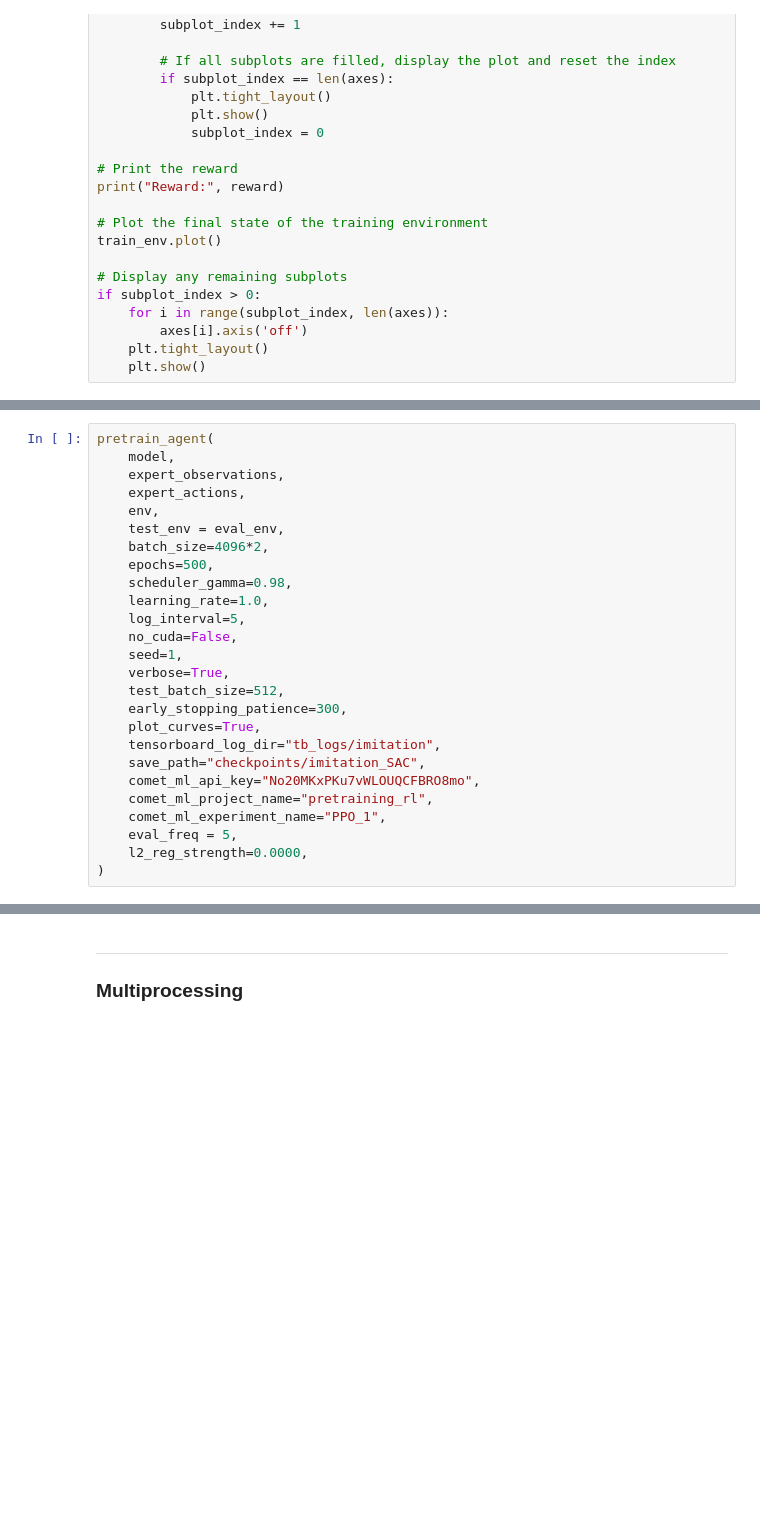
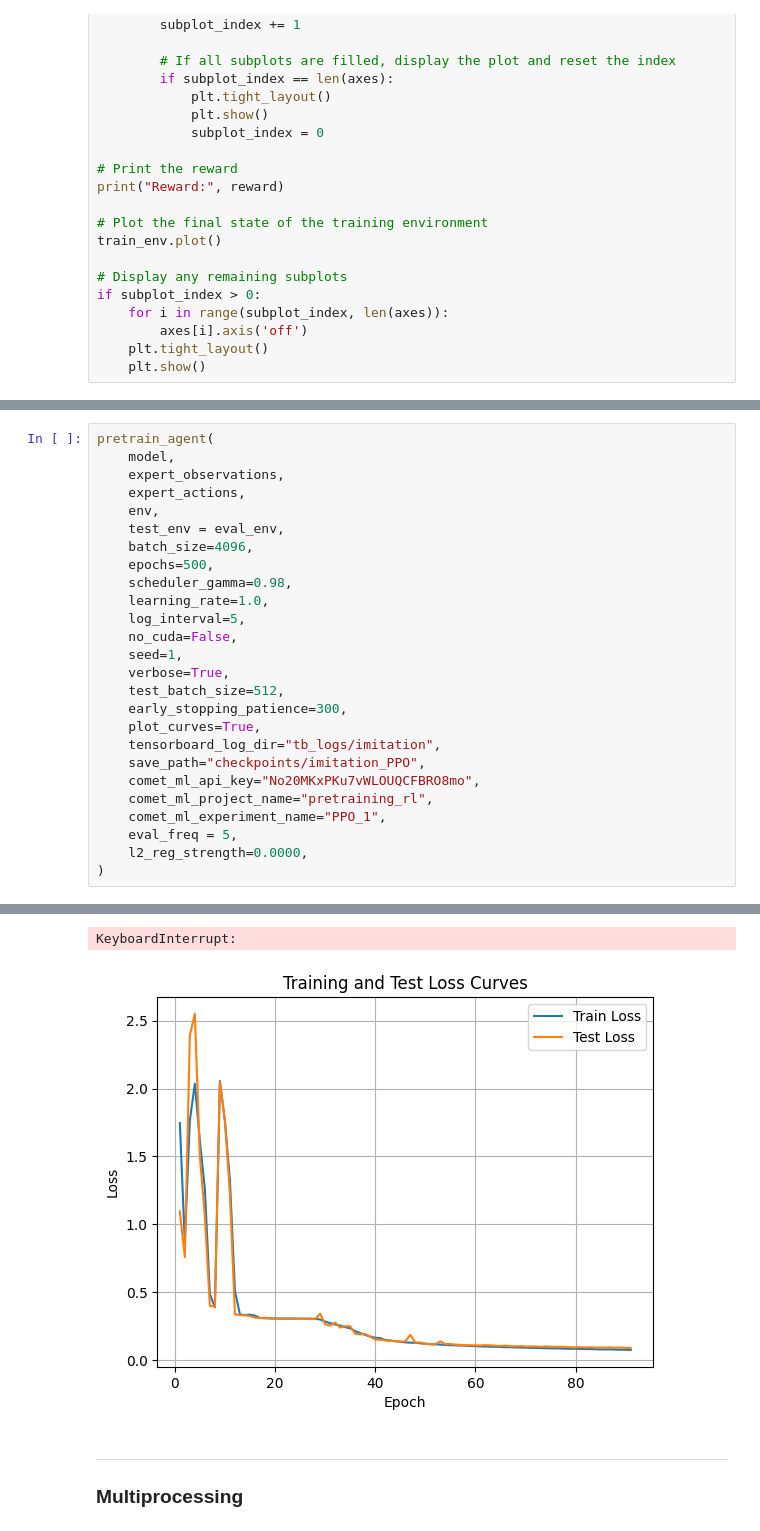
Before and after one commit to ThomasRochefortB/sogym, a Jupyter notebook: rl_training.ipynb, the cells around one changed output, grey strips where cells are left out. Cells and saved outputs as stored; diff of their text form; blank space fills up the shorter version.

```diff
--- a/rl_training.ipynb
+++ b/rl_training.ipynb
@@ -285,7 +325,7 @@ pretrain_agent(
     expert_actions,
     env,
     test_env = eval_env,
-    batch_size=4096*2,
+    batch_size=4096,
     epochs=500,
     scheduler_gamma=0.98,
     learning_rate=1.0,
@@ -297,10 +337,11 @@ pretrain_agent(
     early_stopping_patience=300,
     plot_curves=True,
     tensorboard_log_dir="tb_logs/imitation",
-    save_path="checkpoints/imitation_SAC",
+    save_path="checkpoints/imitation_PPO",
     comet_ml_api_key="No20MKxPKu7vWLOUQCFBRO8mo",
     comet_ml_project_name="pretraining_rl",
     comet_ml_experiment_name="PPO_1",
     eval_freq = 5,
     l2_reg_strength=0.0000,
 )
+# %% [output]
@@ -307,3 +390,5 @@ pretrain_agent(
+KeyboardInterrupt:
+[figure, added]
 # %% [markdown]
 ---
 ### Multiprocessing
```
Also changed, not shown: parts of 17 cells of this notebook, 6 other files.
